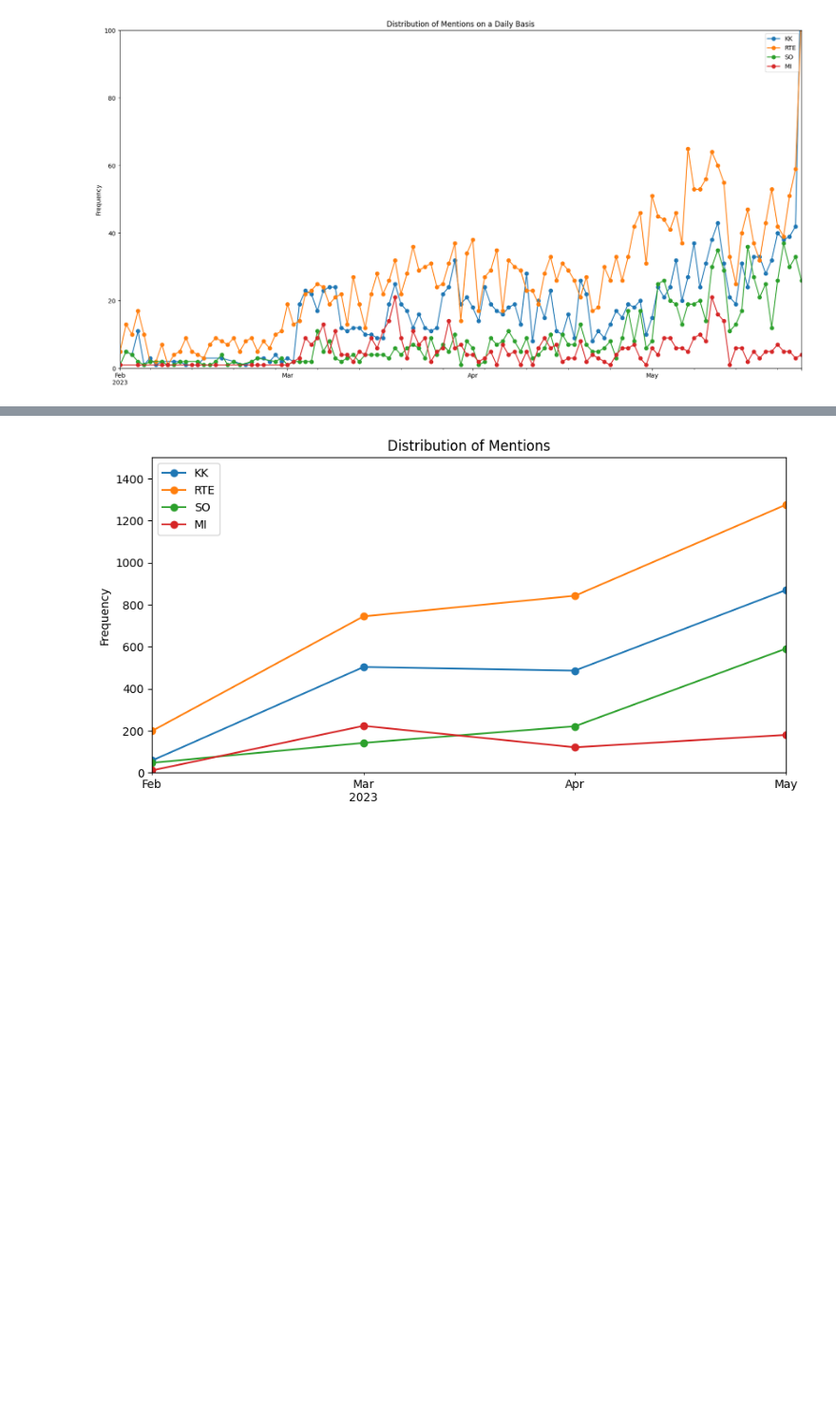
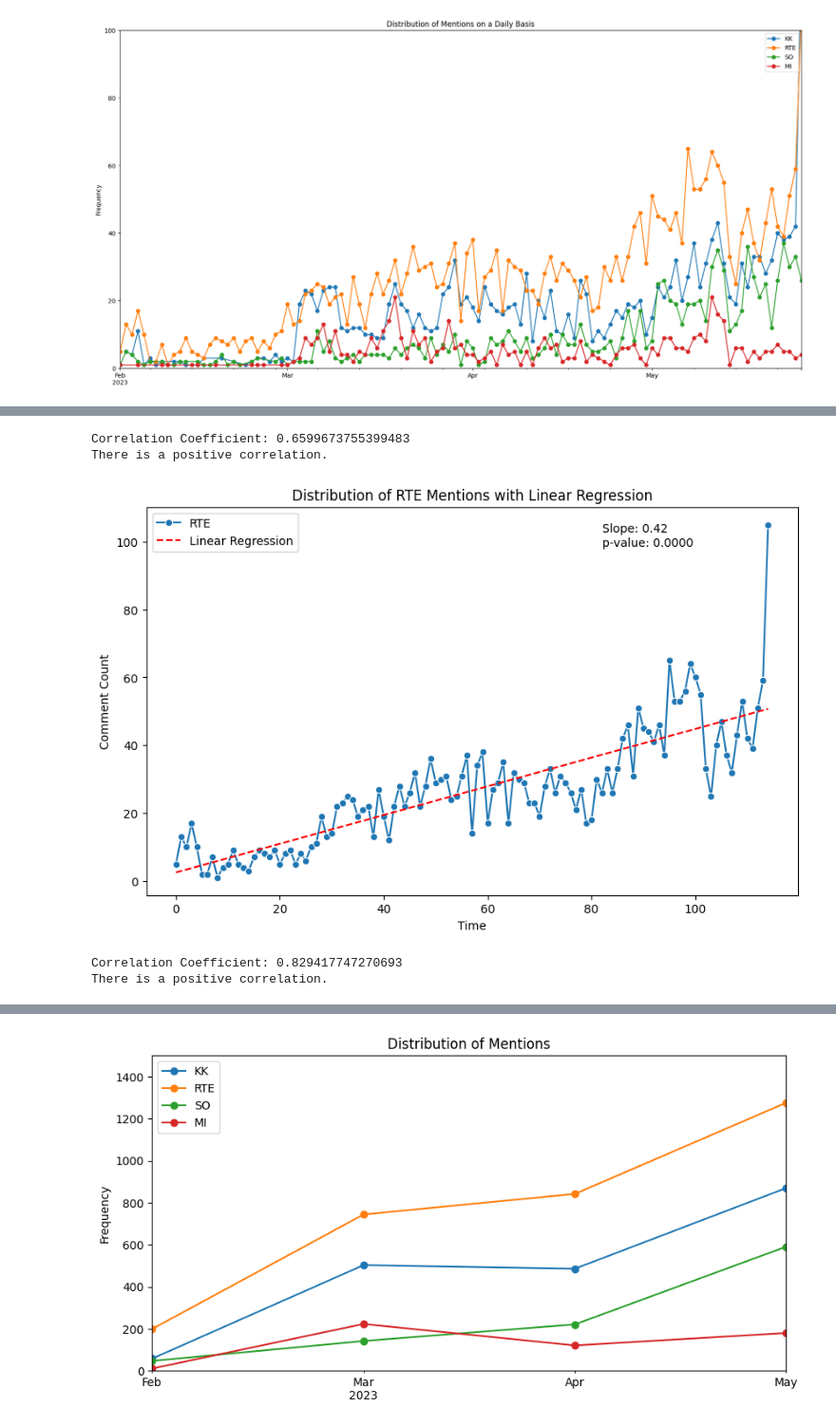
Before and after one commit to HFyilmaz/Data-Science-Project-CS210-Project, a Jupyter notebook: analysis/hypothesis-trial.ipynb, the cells around one changed output, grey strips where cells are left out. Shown at 95% size. Saved outputs shown, nothing was run; the diff lists cells and outputs as text; code cells hidden in the pictures; blank space fills up the shorter version.

```diff
--- a/analysis/hypothesis-trial.ipynb
+++ b/analysis/hypothesis-trial.ipynb
@@ -666,0 +704,79 @@ plt.show()
+# %%
+import numpy as np
+
+# Prepare the data for correlation analysis
+dates = np.arange(len(kk_counts2))
+counts = kk_counts2.values
+
+# Calculate the correlation coefficient
+corr_coeff = np.corrcoef(dates, counts)[0, 1]
+
+# Print the correlation coefficient
+print(f"Correlation Coefficient: {corr_coeff}")
+
+# Analyze the correlation coefficient
+if corr_coeff > 0:
+    print("There is a positive correlation.")
+elif corr_coeff < 0:
+    print("There is a negative correlation.")
+else:
+    print("There is no correlation.")
+# %% [output]
+Correlation Coefficient: 0.6599673755399483
+There is a positive correlation.
+# %%
+import numpy as np
+import matplotlib.pyplot as plt
+import seaborn as sns
+import statsmodels.api as sm
+
+
+
+# Perform linear regression analysis and plot line graph for RTE mentions
+dates_rte = np.arange(len(rte_counts2))
+counts_rte = rte_counts2.values
+
+X_rte = sm.add_constant(dates_rte)
+model_rte = sm.OLS(counts_rte, X_rte)
+results_rte = model_rte.fit()
+
+slope_rte = results_rte.params[1]
+p_value_rte = results_rte.pvalues[1]
+
+fig, ax = plt.subplots(figsize=(10, 6))
+sns.lineplot(data=rte_counts2, ax=ax, marker='o', linestyle='-', label='RTE')
+ax.plot(dates_rte, results_rte.predict(), color='red', linestyle='--', label='Linear Regression')
+
+ax.set_xlabel('Time')
+ax.set_ylabel('Comment Count')
+ax.set_title('Distribution of RTE Mentions with Linear Regression')
+
+ax.legend()
+ax.text(0.7, 0.9, f'Slope: {slope_rte:.2f}\np-value: {p_value_rte:.4f}', transform=ax.transAxes)
+
+plt.show()
+# %% [output]
+[figure, added]
+# %%
+import numpy as np
+
+# Prepare the data for correlation analysis
+dates = np.arange(len(rte_counts2))
+counts = rte_counts2.values
+
+# Calculate the correlation coefficient
+corr_coeff = np.corrcoef(dates, counts)[0, 1]
+
+# Print the correlation coefficient
+print(f"Correlation Coefficient: {corr_coeff}")
+
+# Analyze the correlation coefficient
+if corr_coeff > 0:
+    print("There is a positive correlation.")
+elif corr_coeff < 0:
+    print("There is a negative correlation.")
+else:
+    print("There is no correlation.")
+# %% [output]
+Correlation Coefficient: 0.829417747270693
+There is a positive correlation.
```
Also changed, not shown: parts of 5 cells of this notebook.
